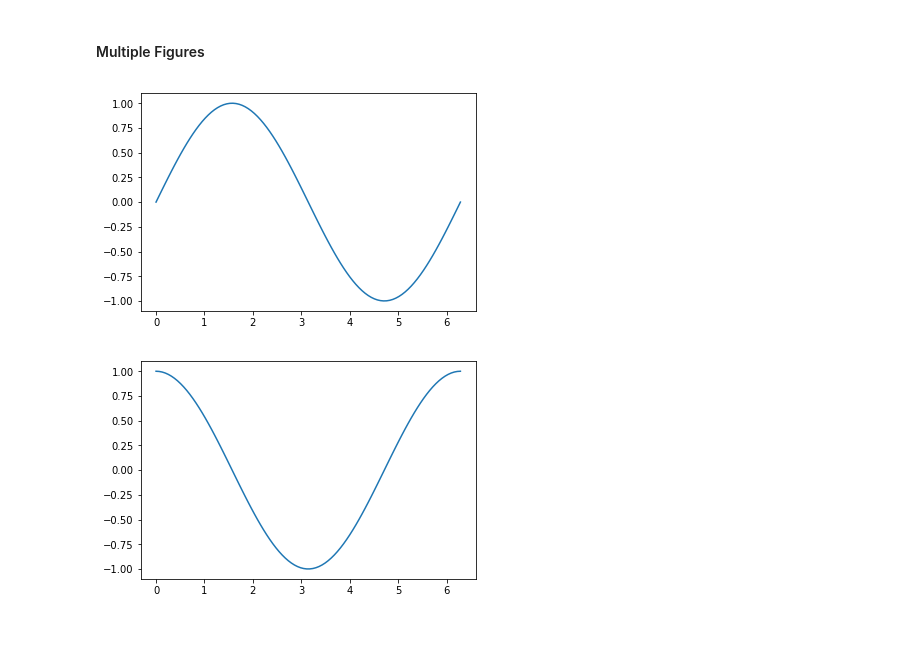
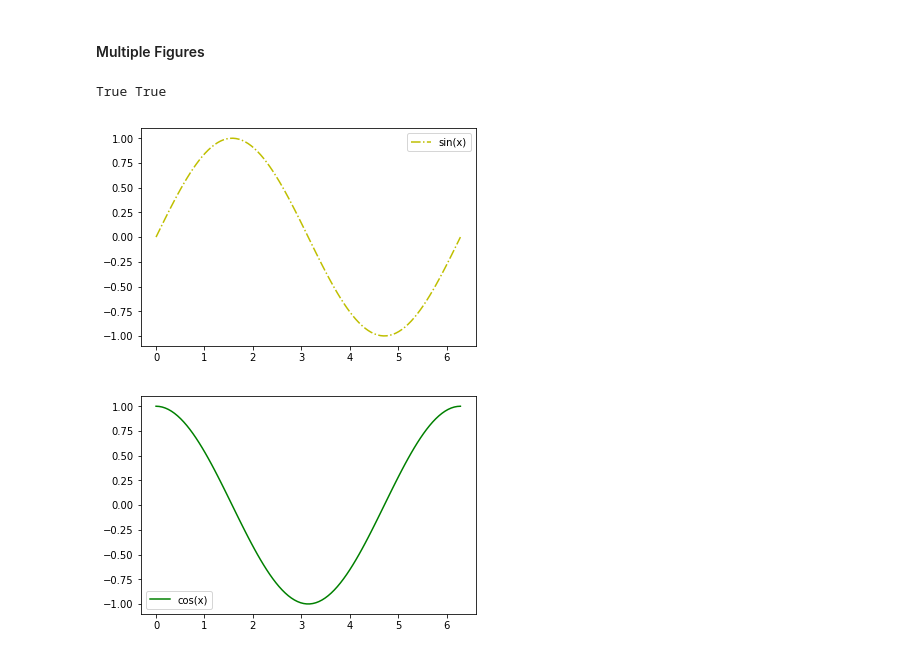
Before and after one commit to RohanBh/learning-python, a Jupyter notebook: exploring-scientific-libraries.ipynb, the cells around one changed output. Drawn from its saved outputs; the diff is of its cells as text; code cells hidden in the pictures.

```diff
--- a/exploring-scientific-libraries.ipynb
+++ b/exploring-scientific-libraries.ipynb
@@ -1062,12 +1065,16 @@ plt.show()
 # %%
 fig1 = plt.figure() # 1st figure
 fig2 = plt.figure() # generates second figure
 ax1 = fig1.subplots()
 x = np.linspace(0, 2 * np.pi, 100)
-ax1.plot(x, np.sin(x), label='sin(x)')
+ax1.plot(x, np.sin(x), 'y-.',label='sin(x)')
 ax2 = fig2.subplots()
-ax2.plot(x, np.cos(x), label='cos(x)')
-plt.show()
+ax2.plot(x, np.cos(x), 'g-',label='cos(x)')
+ax1.legend()
+ax2.legend()
+print(fig1 == plt.figure(1), fig2 == plt.figure(2)) # another feature
+plt.show() # 2 windows (figures) appear
 # %% [output]
+True True
-[figure, old version]
+[figure, new version]
-[figure, old version]
+[figure, new version]
```
Also changed, not shown: parts of 19 cells of this notebook.
